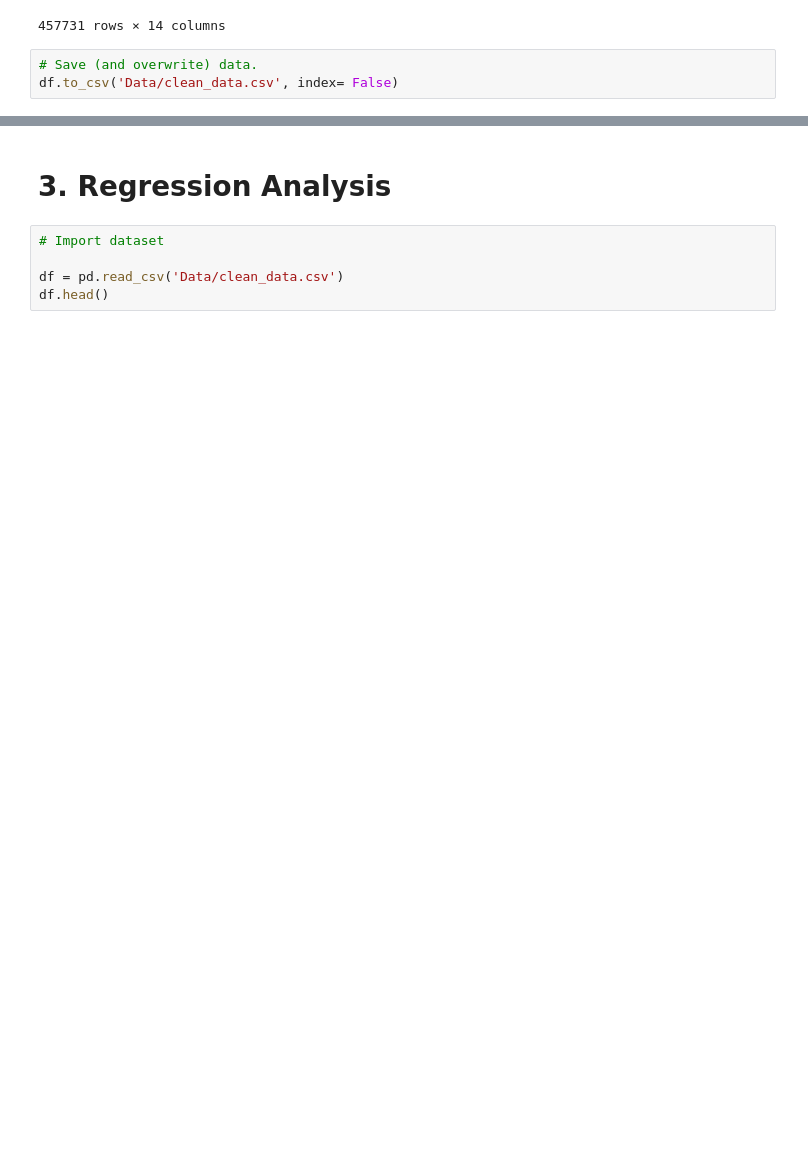
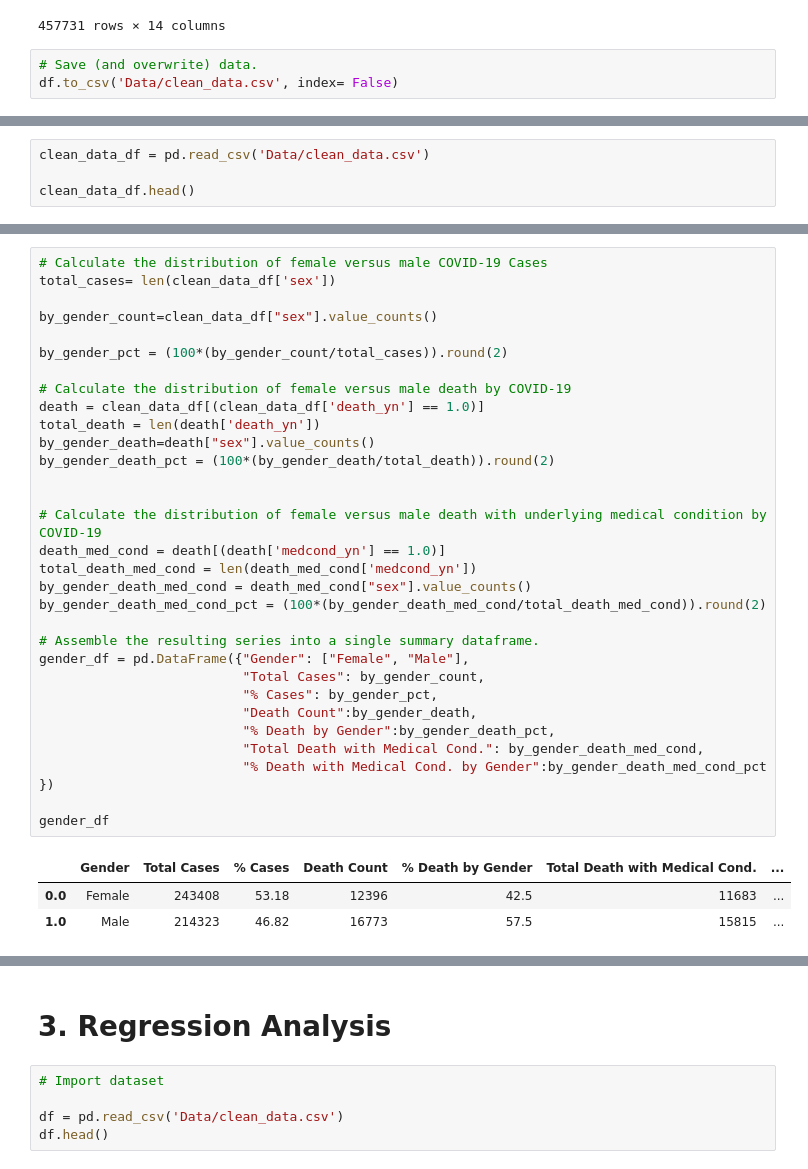
Before and after one commit to hjfeldy/Covid, a Jupyter notebook: Presentation Notebook.ipynb, the cells around one changed output, grey strips where cells are left out. Saved outputs shown, nothing was run; the diff lists cells and outputs as text; blank space fills up the shorter version.

```diff
--- a/Presentation Notebook.ipynb
+++ b/Presentation Notebook.ipynb
@@ -220,0 +221,4 @@ df.to_csv('Data/clean_data.csv', index= False)
+# %%
+clean_data_df = pd.read_csv('Data/clean_data.csv')
+
+clean_data_df.head()
@@ -220,0 +232,35 @@ df.to_csv('Data/clean_data.csv', index= False)
+# %%
+# Calculate the distribution of female versus male COVID-19 Cases
+total_cases= len(clean_data_df['sex'])
+
+by_gender_count=clean_data_df["sex"].value_counts()
+
+by_gender_pct = (100*(by_gender_count/total_cases)).round(2)
+
+# Calculate the distribution of female versus male death by COVID-19
+death = clean_data_df[(clean_data_df['death_yn'] == 1.0)]
+total_death = len(death['death_yn'])
+by_gender_death=death["sex"].value_counts()
+by_gender_death_pct = (100*(by_gender_death/total_death)).round(2)
+
+
+# Calculate the distribution of female versus male death with underlying medical condition by COVID-19
+death_med_cond = death[(death['medcond_yn'] == 1.0)]
+total_death_med_cond = len(death_med_cond['medcond_yn'])
+by_gender_death_med_cond = death_med_cond["sex"].value_counts()
+by_gender_death_med_cond_pct = (100*(by_gender_death_med_cond/total_death_med_cond)).round(2)
+
+# Assemble the resulting series into a single summary dataframe.
+gender_df = pd.DataFrame({"Gender": ["Female", "Male"],
+                          "Total Cases": by_gender_count,
+                          "% Cases": by_gender_pct,
+                          "Death Count":by_gender_death,
+                          "% Death by Gender":by_gender_death_pct,
+                          "Total Death with Medical Cond.": by_gender_death_med_cond,
+                          "% Death with Medical Cond. by Gender":by_gender_death_med_cond_pct })
+
+gender_df
+# %% [output]
+|  | Gender | Total Cases | % Cases | Death Count | % Death by Gender | Total Death with Medical Cond. | ... |
+| 0.0 | Female | 243408 | 53.18 | 12396 | 42.5 | 11683 | ... |
+| 1.0 | Male | 214323 | 46.82 | 16773 | 57.5 | 15815 | ... |
```
Also changed, not shown: parts of 15 cells of this notebook.
